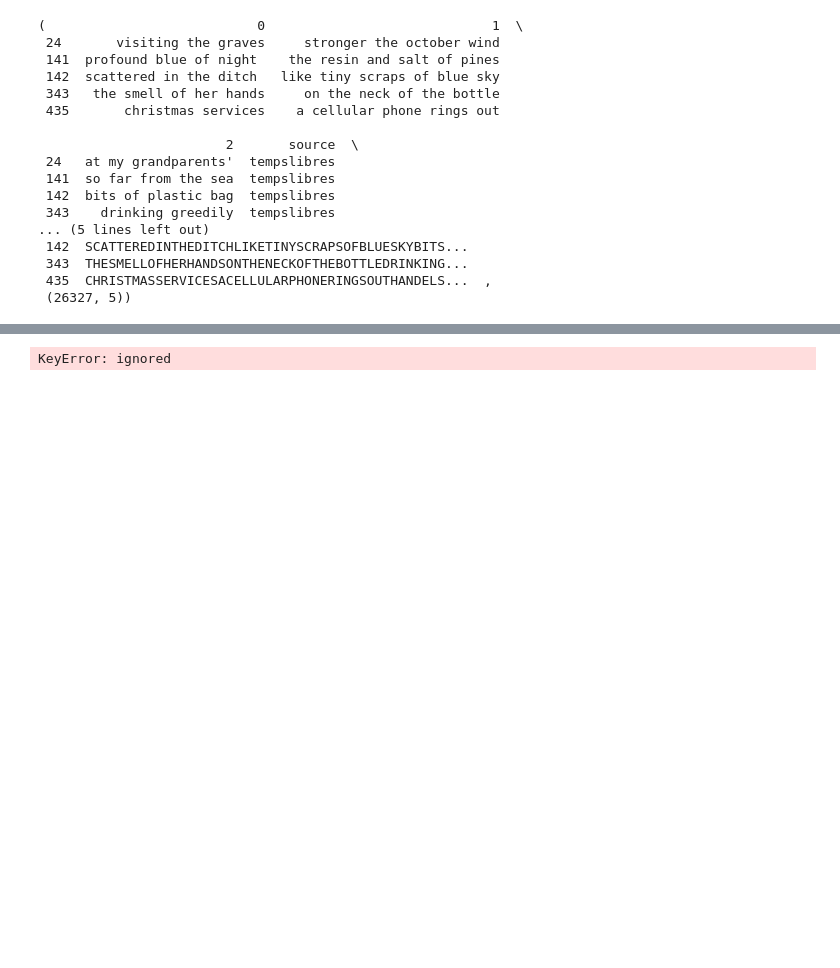
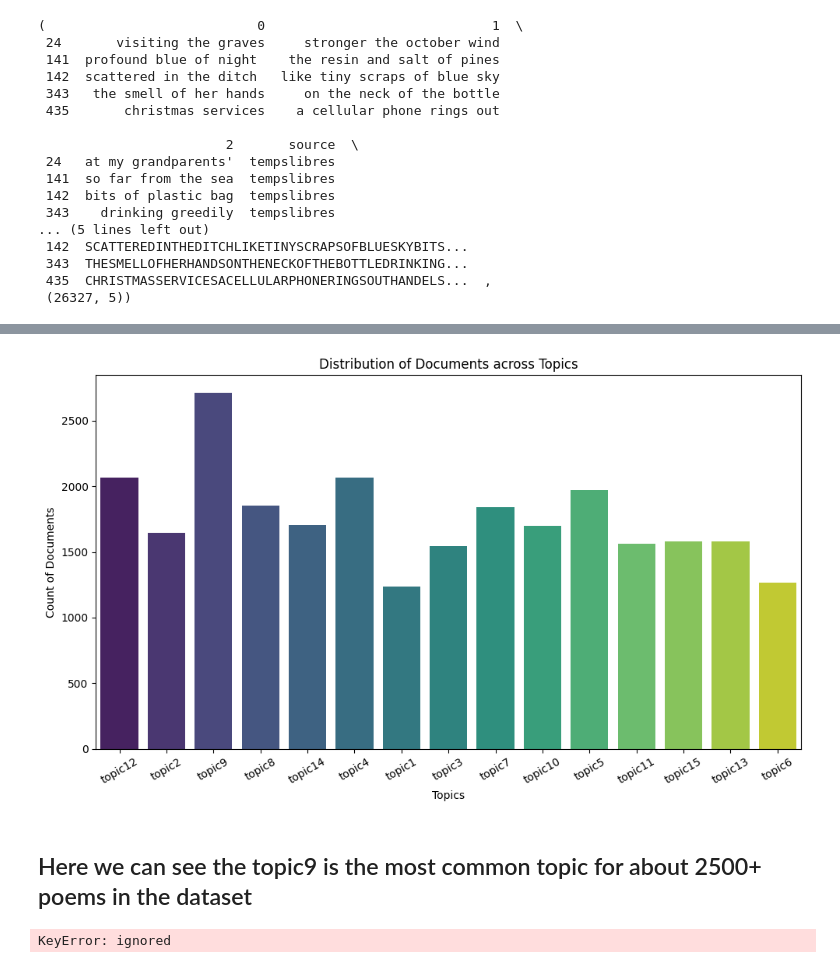
Before and after one commit to S-acharya57/Algorithmic-Poem-Generation, a Jupyter notebook: Algorithmic_Poem_Generation_Preprocessing.ipynb, the cells around one changed output, grey strips where cells are left out. Drawn from its saved outputs; the diff is of its cells as text; code cells hidden in the pictures; blank space fills up the shorter version.

Commit message:
visualizations by topics done

```diff
--- a/Algorithmic_Poem_Generation_Preprocessing.ipynb
+++ b/Algorithmic_Poem_Generation_Preprocessing.ipynb
@@ -209,0 +309,4 @@ df.head(), df.shape
+# %%
+count_vectorizer = CountVectorizer(analyzer=preprocess_texts)
+poem_matrix = count_vectorizer.fit_transform(document)
+print(poem_matrix.shape)
@@ -209,0 +341,9 @@ df.head(), df.shape
+# %%
+# Make list of topics names
+topics_list = []
+#assuming total number of topics be 15 as a whole
+for n in range(15):
+    topics_list.append('topic'+str(n+1))
+# %%
+lda = LatentDirichletAllocation(n_components=15, random_state=0)
+lda.fit(poem_matrix)
@@ -209,0 +361,8 @@ df.head(), df.shape
+# %%
+df[topics_list] = lda.transform(example_matrix)
+
+df['best topic'] = df.iloc[:, 5:5+15].idxmax(axis=1)
+df['best probability'] = df.iloc[:, 5:5+15].max(axis=1)
+
+topic_list = df['best topic'].values
+len(topic_list)
@@ -210,3 +423,17 @@ df.head(), df.shape
+# %%
+plt.figure(figsize=(10, 6))
+sns.countplot(data=df, x='best topic', palette='viridis')
+plt.xlabel('Topics')
+plt.ylabel('Count of Documents')
+plt.title('Distribution of Documents across Topics')
+plt.xticks(rotation=30)
+plt.tight_layout()
+plt.grid = True
+plt.show()
+# %% [output]
+[figure, added]
+# %% [markdown]
+## Here we can see the topic9 is the most common topic for about 2500+ poems in the dataset
 # %%
 # Preprocessing the text data
 stop_words = set(stopwords.words('english'))
```
Also changed, not shown: parts of 25 cells of this notebook.
